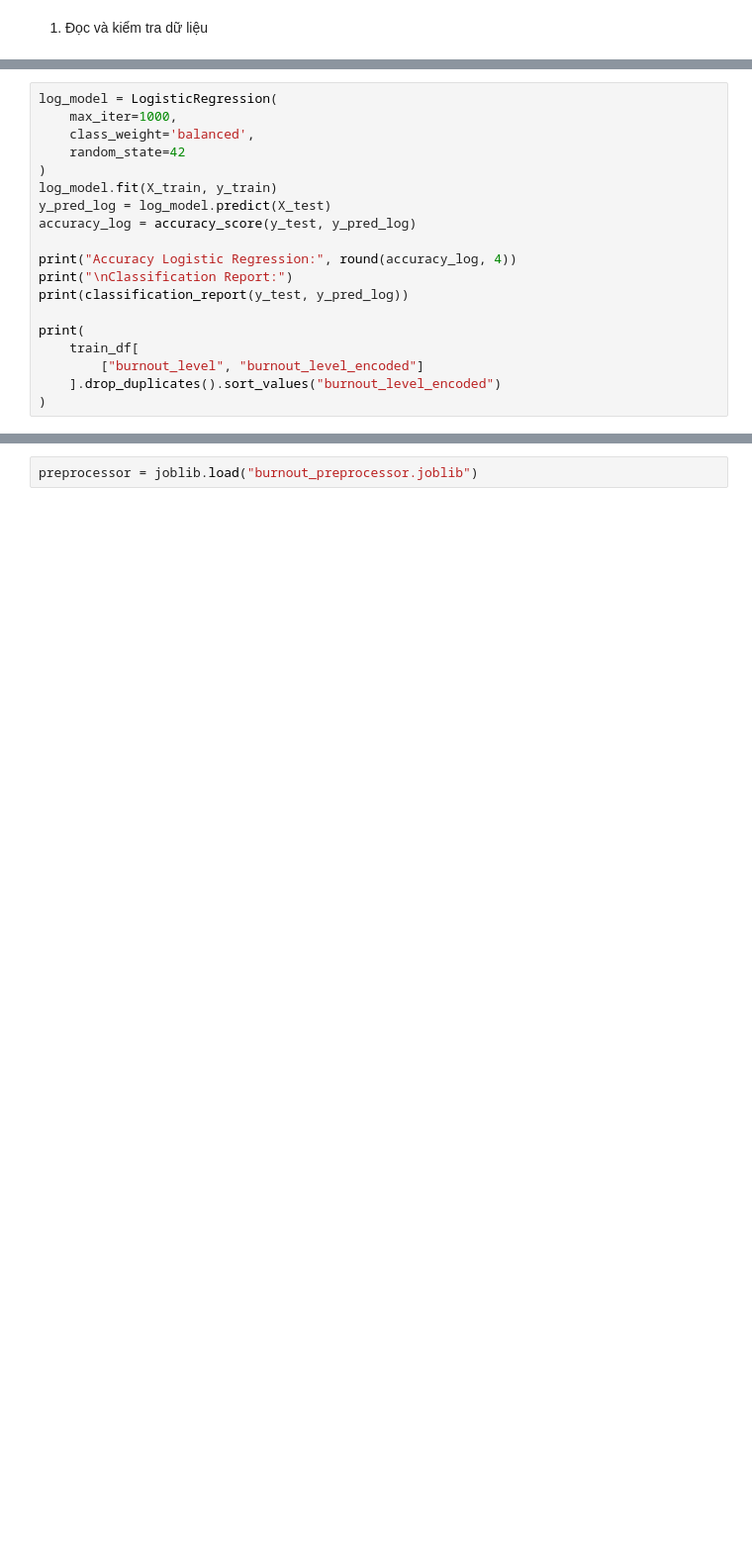
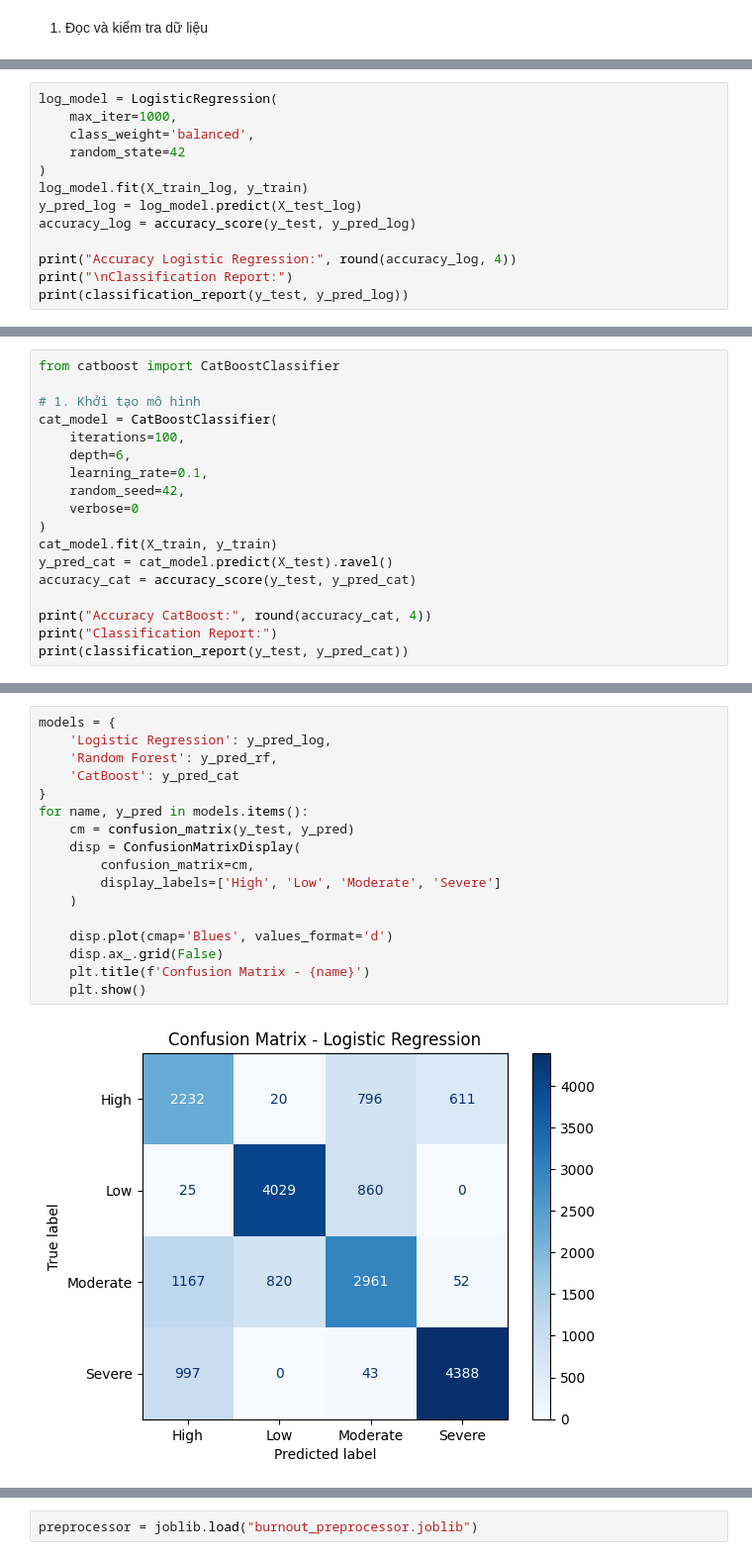
Before and after one commit to dwnngnn/Mental-Health, a Jupyter notebook: src/burnout_level_prediction.ipynb, the cells around one changed output, grey strips where cells are left out. Shown at 99% size. Cells and saved outputs as stored; diff of their text form; blank space fills up the shorter version.

Commit message:
Update burnout prediction and preprocessing

```diff
--- a/src/burnout_level_prediction.ipynb
+++ b/src/burnout_level_prediction.ipynb
@@ -58,19 +82,13 @@ log_model = LogisticRegression(
     class_weight='balanced',
     random_state=42
 )
-log_model.fit(X_train, y_train)
-y_pred_log = log_model.predict(X_test)
+log_model.fit(X_train_log, y_train)
+y_pred_log = log_model.predict(X_test_log)
 accuracy_log = accuracy_score(y_test, y_pred_log)
 
 print("Accuracy Logistic Regression:", round(accuracy_log, 4))
 print("\nClassification Report:")
 print(classification_report(y_test, y_pred_log))
-
-print(
-    train_df[
-        ["burnout_level", "burnout_level_encoded"]
-    ].drop_duplicates().sort_values("burnout_level_encoded")
-)
 # %% [output]
 Accuracy Logistic Regression: 0.7163
 
@@ -111,0 +143,18 @@ plt.show()
+# %%
+from catboost import CatBoostClassifier
+
+# 1. Khởi tạo mô hình
+cat_model = CatBoostClassifier(
+    iterations=100,
+    depth=6,
+    learning_rate=0.1,
+    random_seed=42,
+    verbose=0
+)
+cat_model.fit(X_train, y_train)
+y_pred_cat = cat_model.predict(X_test).ravel()
+accuracy_cat = accuracy_score(y_test, y_pred_cat)
+
+print("Accuracy CatBoost:", round(accuracy_cat, 4))
+print("Classification Report:")
+print(classification_report(y_test, y_pred_cat))
@@ -111,0 +215,19 @@ plt.show()
+# %%
+models = {
+    'Logistic Regression': y_pred_log,
+    'Random Forest': y_pred_rf,
+    'CatBoost': y_pred_cat
+}
+for name, y_pred in models.items():
+    cm = confusion_matrix(y_test, y_pred)
+    disp = ConfusionMatrixDisplay(
+        confusion_matrix=cm,
+        display_labels=['High', 'Low', 'Moderate', 'Severe']
+    )
+
+    disp.plot(cmap='Blues', values_format='d')
+    disp.ax_.grid(False)
+    plt.title(f'Confusion Matrix - {name}')
+    plt.show()
+# %% [output]
+[figure, added]
```
Also changed, not shown: parts of 32 cells of this notebook, 7 other files.
